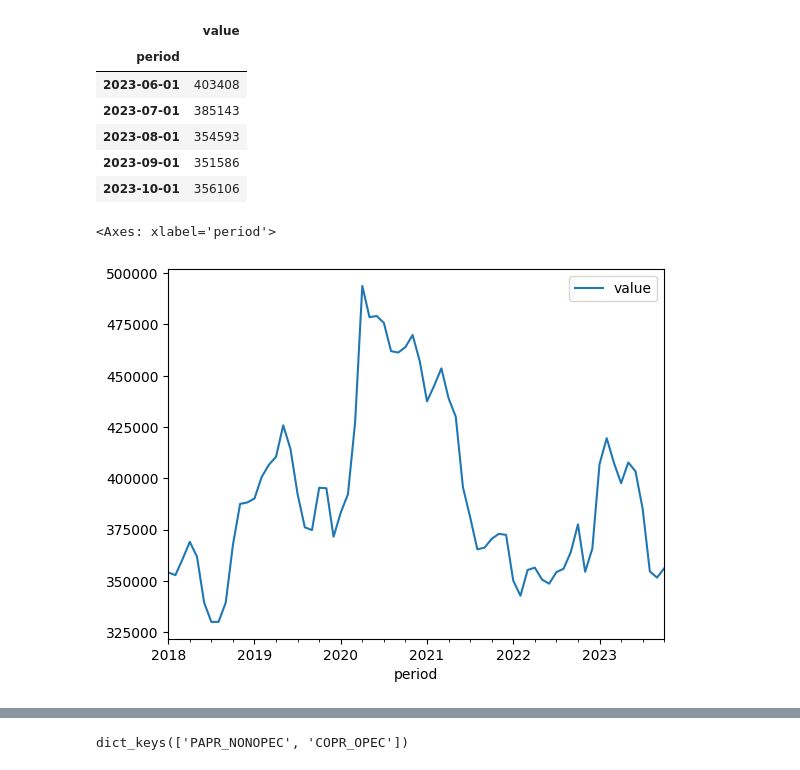
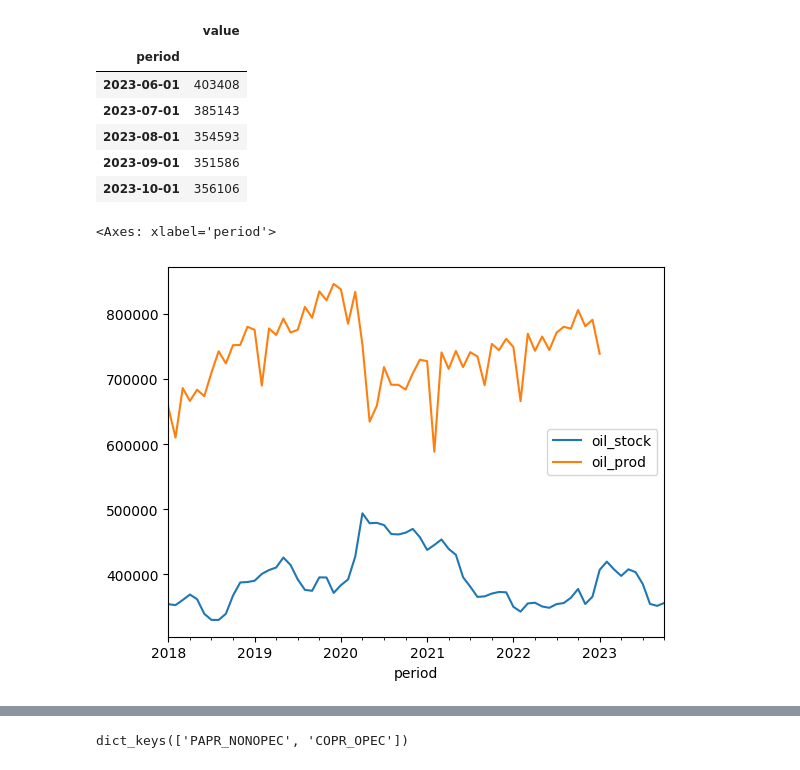
Before and after one commit to pankajti/qtw, a Jupyter notebook: Risk_GWP1.ipynb, the cells around one changed output, grey strips where cells are left out. Cells and saved outputs as stored; diff of their text form; code cells hidden in the pictures.

```diff
--- a/Risk_GWP1.ipynb
+++ b/Risk_GWP1.ipynb
@@ -272,8 +264,13 @@ micro_data['stock_data_url'].groupby('period').sum().sort_index().tail()
 | 2023-08-01 | 354593 |
 | 2023-09-01 | 351586 |
 | 2023-10-01 | 356106 |
-# %%
-micro_data['stock_data_url'].groupby('period').sum().plot()
-# %% [output]
-<Axes: xlabel='period'>
-[figure, removed]
+# %%
+oil_stock_data = micro_data['stock_data_url'].groupby('period').sum()
+oil_stock_data.rename({'value':'oil_stock'}, axis =1 ,inplace=True)
+oil_prod_data = micro_data['prod_api_url'].groupby('period').sum()
+oil_prod_data.rename({'value':'oil_prod'}, axis =1,inplace=True )
+# %%
+oil_stock_data.join(oil_prod_data).plot()
+# %% [output]
+<Axes: xlabel='period'>
+[figure, added]
```
Also changed, not shown: parts of 11 cells of this notebook.
